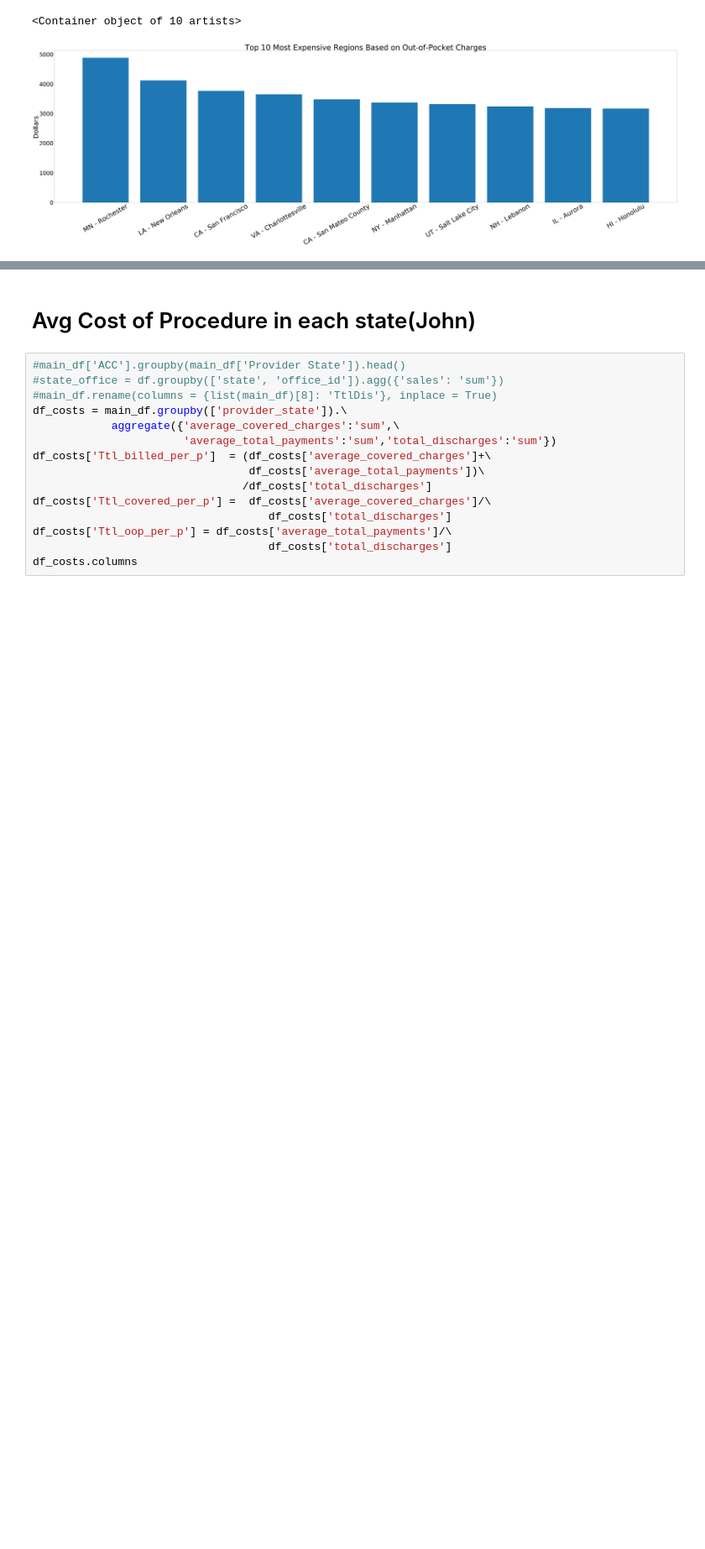
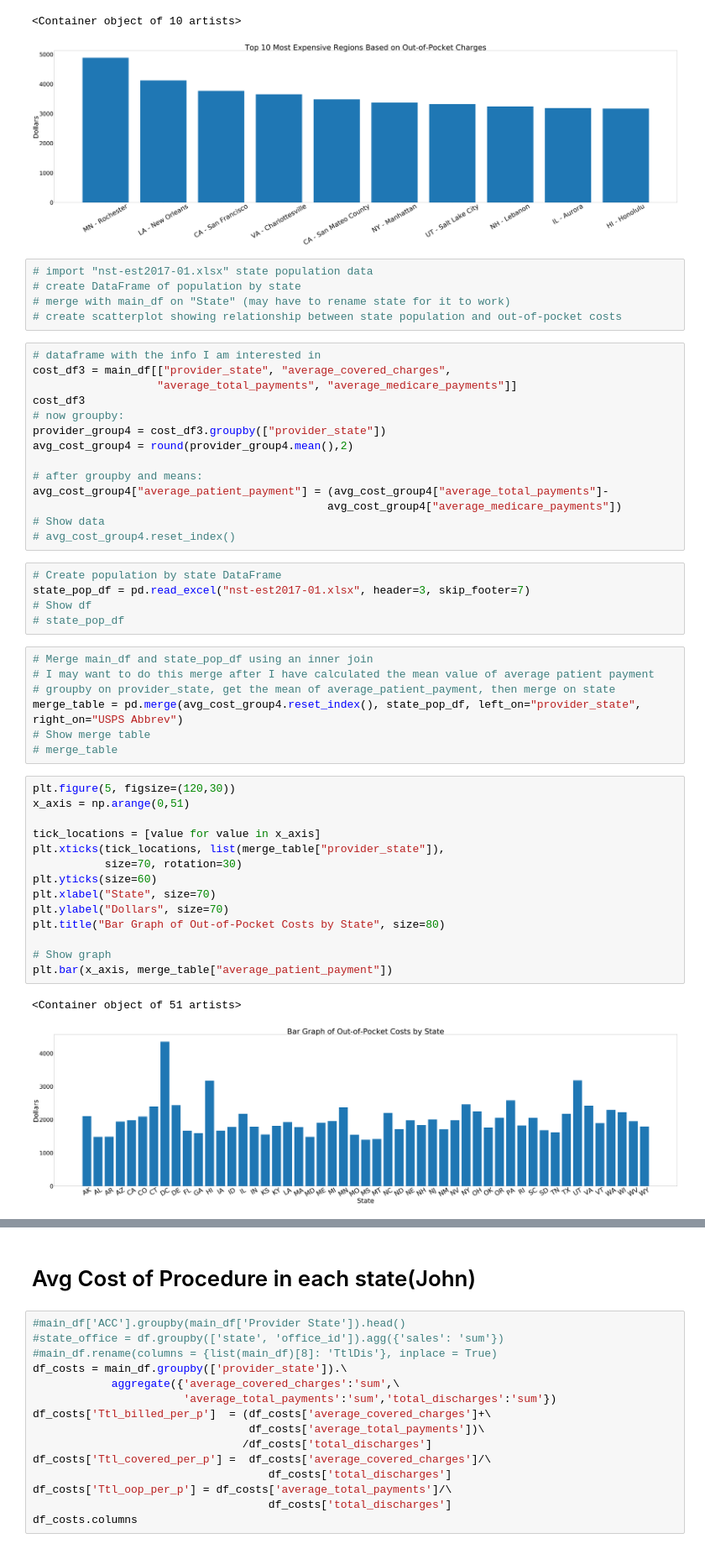
Before and after one commit to jwarlop/BC_Proj001, a Jupyter notebook: main.ipynb, the cells around one changed output, grey strips where cells are left out. Shown at 84% size. Saved outputs shown, nothing was run; the diff lists cells and outputs as text; blank space fills up the shorter version.

Commit message:
added excel data, created scatter plot graphing population against out of pocket cost

```diff
--- a/main.ipynb
+++ b/main.ipynb
@@ -259,3 +236,51 @@ plt.bar(x_axis, top_10_expensive_region_avg)
 # %% [output]
 <Container object of 10 artists>
 [figure]
+# %%
+# import "nst-est2017-01.xlsx" state population data
+# create DataFrame of population by state
+# merge with main_df on "State" (may have to rename state for it to work)
+# create scatterplot showing relationship between state population and out-of-pocket costs
+# %%
+# dataframe with the info I am interested in
+cost_df3 = main_df[["provider_state", "average_covered_charges",
+                   "average_total_payments", "average_medicare_payments"]]
+cost_df3
+# now groupby:
+provider_group4 = cost_df3.groupby(["provider_state"])
+avg_cost_group4 = round(provider_group4.mean(),2)
+
+# after groupby and means:
+avg_cost_group4["average_patient_payment"] = (avg_cost_group4["average_total_payments"]-
+                                             avg_cost_group4["average_medicare_payments"])
+# Show data
+# avg_cost_group4.reset_index()
+# %%
+# Create population by state DataFrame
+state_pop_df = pd.read_excel("nst-est2017-01.xlsx", header=3, skip_footer=7)
+# Show df
+# state_pop_df
+# %%
+# Merge main_df and state_pop_df using an inner join
+# I may want to do this merge after I have calculated the mean value of average patient payment
+# groupby on provider_state, get the mean of average_patient_payment, then merge on state
+merge_table = pd.merge(avg_cost_group4.reset_index(), state_pop_df, left_on="provider_state", right_on="USPS Abbrev")
+# Show merge table
+# merge_table
+# %%
+plt.figure(5, figsize=(120,30))
+x_axis = np.arange(0,51)
+
+tick_locations = [value for value in x_axis]
+plt.xticks(tick_locations, list(merge_table["provider_state"]),
+           size=70, rotation=30)
+plt.yticks(size=60)
+plt.xlabel("State", size=70)
+plt.ylabel("Dollars", size=70)
+plt.title("Bar Graph of Out-of-Pocket Costs by State", size=80)
+
+# Show graph
+plt.bar(x_axis, merge_table["average_patient_payment"])
+# %% [output]
+<Container object of 51 artists>
+[figure, added]
```
Also changed, not shown: parts of 3 cells of this notebook, 1 other file.
